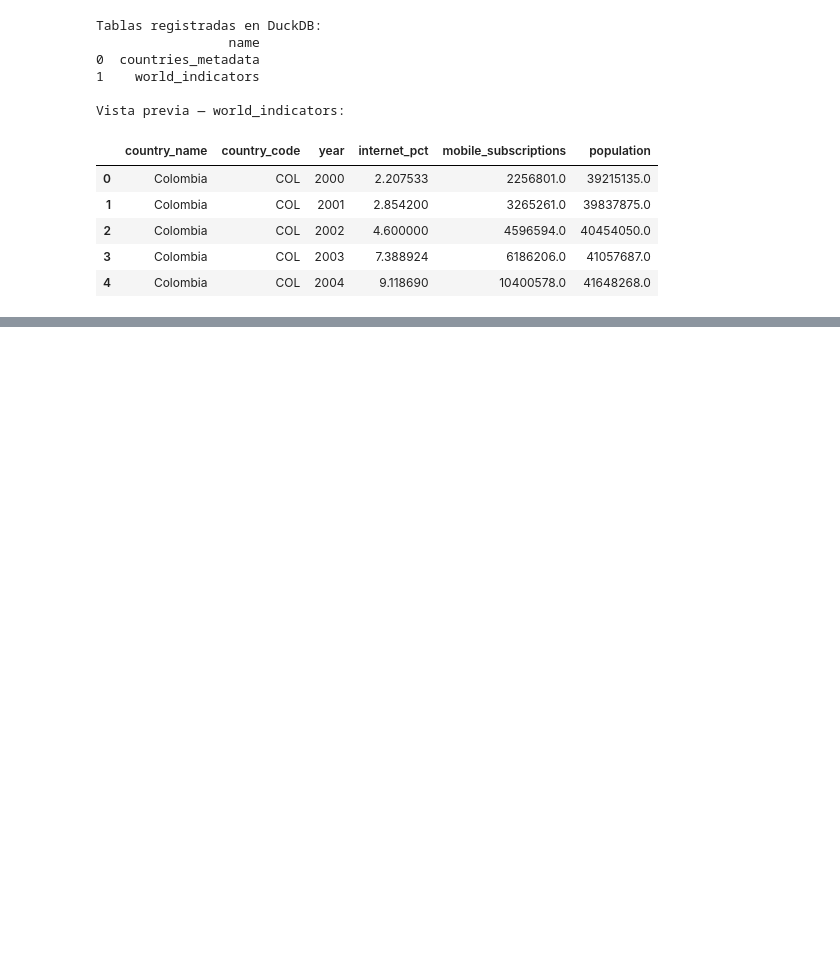
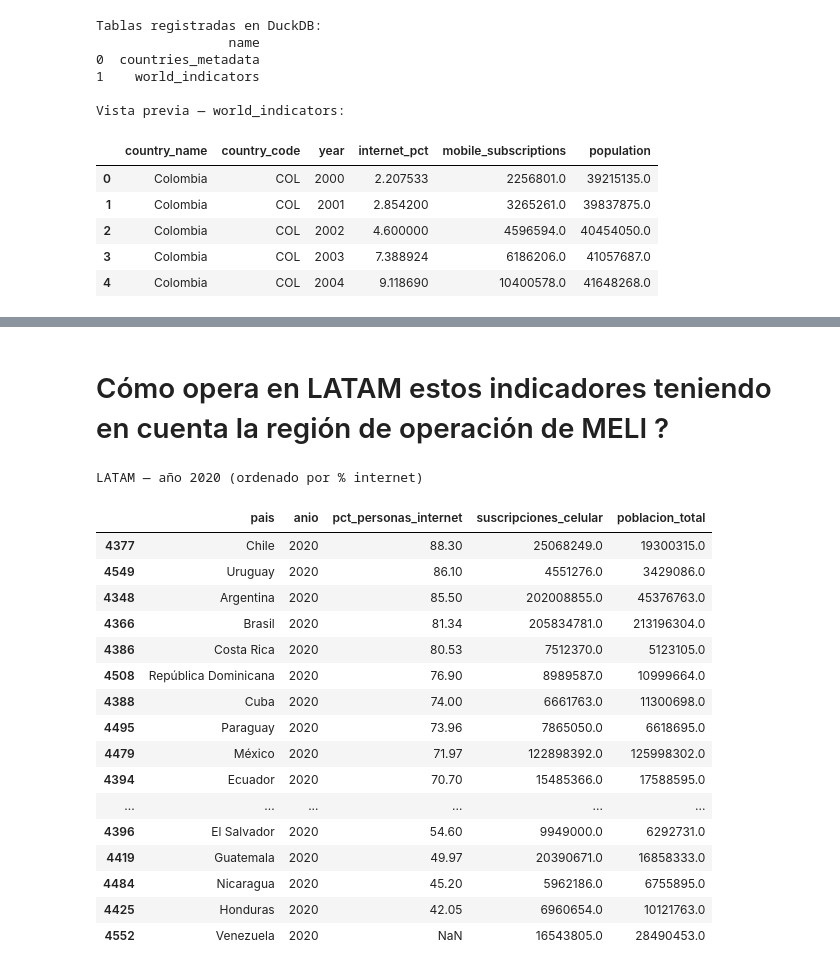
Before and after one commit to Oscarvm117/Challenge_Meli, a Jupyter notebook: Notebooks/challenge_meli_vis.ipynb, the cells around one changed output, grey strips where cells are left out. Drawn from its saved outputs; the diff is of its cells as text; code cells hidden in the pictures; blank space fills up the shorter version.

```diff
--- a/Notebooks/challenge_meli_vis.ipynb
+++ b/Notebooks/challenge_meli_vis.ipynb
@@ -188,0 +319,32 @@ Vista previa — world_indicators:
+# %% [markdown]
+# Cómo opera en LATAM estos indicadores teniendo en cuenta la región de operación de MELI ?
+# %%
+LATAM = ['ARG','BOL','BRA','CHL','COL','CRI','CUB','DOM','ECU',
+         'GTM','HND','MEX','NIC','PAN','PER','PRY','SLV','URY','VEN']
+
+latam_2020 = resultado_q1[
+    (resultado_q1['anio'] == 2020) &
+    (resultado_q1['codigo_pais'].isin(LATAM))
+].sort_values('pct_personas_internet', ascending=False)
+
+print('LATAM — año 2020 (ordenado por % internet)')
+latam_2020[['pais','anio','pct_personas_internet','suscripciones_celular','poblacion_total']]
+# %% [output]
+LATAM — año 2020 (ordenado por % internet)
+|  | pais | anio | pct_personas_internet | suscripciones_celular | poblacion_total |
+| 4377 | Chile | 2020 | 88.30 | 25068249.0 | 19300315.0 |
+| 4549 | Uruguay | 2020 | 86.10 | 4551276.0 | 3429086.0 |
+| 4348 | Argentina | 2020 | 85.50 | 202008855.0 | 45376763.0 |
+| 4366 | Brasil | 2020 | 81.34 | 205834781.0 | 213196304.0 |
+| 4386 | Costa Rica | 2020 | 80.53 | 7512370.0 | 5123105.0 |
+| 4508 | República Dominicana | 2020 | 76.90 | 8989587.0 | 10999664.0 |
+| 4388 | Cuba | 2020 | 74.00 | 6661763.0 | 11300698.0 |
+| 4495 | Paraguay | 2020 | 73.96 | 7865050.0 | 6618695.0 |
+| 4479 | México | 2020 | 71.97 | 122898392.0 | 125998302.0 |
+| 4394 | Ecuador | 2020 | 70.70 | 15485366.0 | 17588595.0 |
+| ... | ... | ... | ... | ... | ... |
+| 4396 | El Salvador | 2020 | 54.60 | 9949000.0 | 6292731.0 |
+| 4419 | Guatemala | 2020 | 49.97 | 20390671.0 | 16858333.0 |
+| 4484 | Nicaragua | 2020 | 45.20 | 5962186.0 | 6755895.0 |
+| 4425 | Honduras | 2020 | 42.05 | 6960654.0 | 10121763.0 |
+| 4552 | Venezuela | 2020 | NaN | 16543805.0 | 28490453.0 |
```
Also changed, not shown: parts of 4 cells of this notebook, 1 other file.
